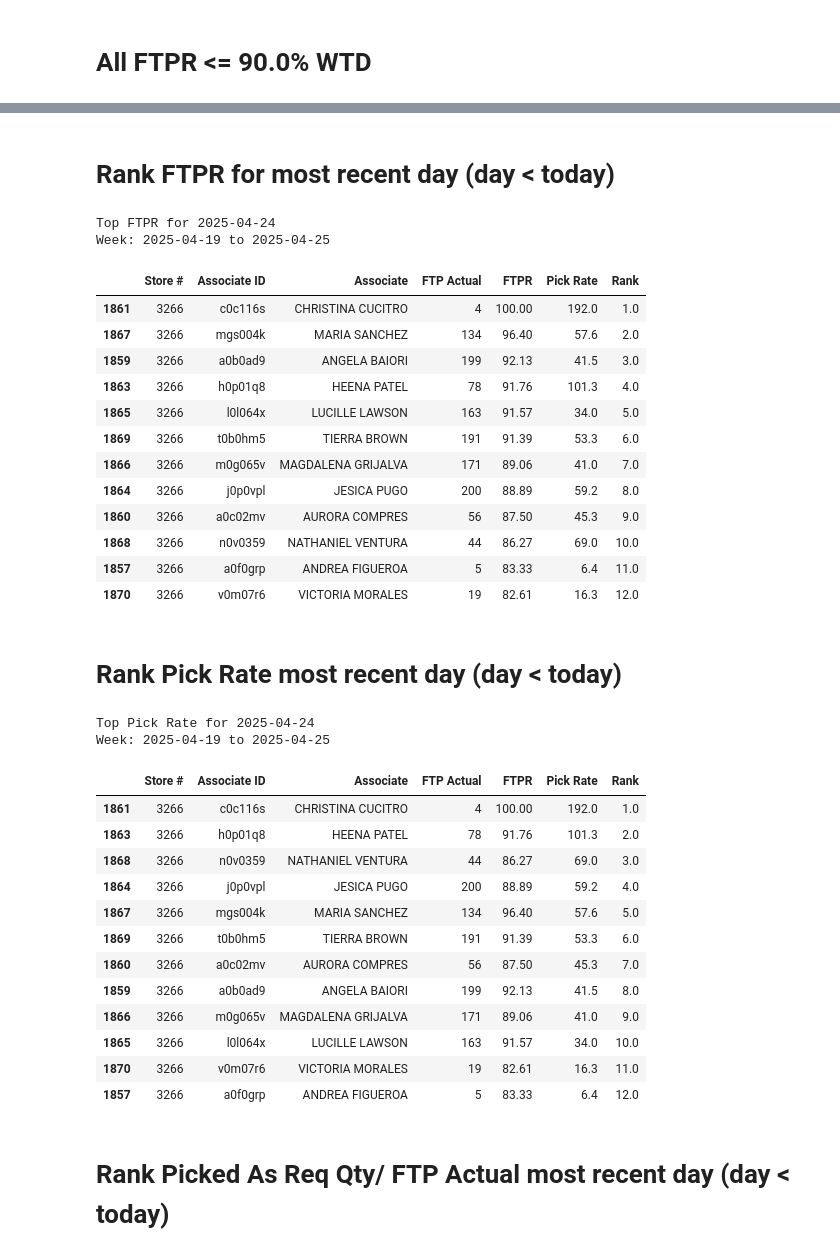
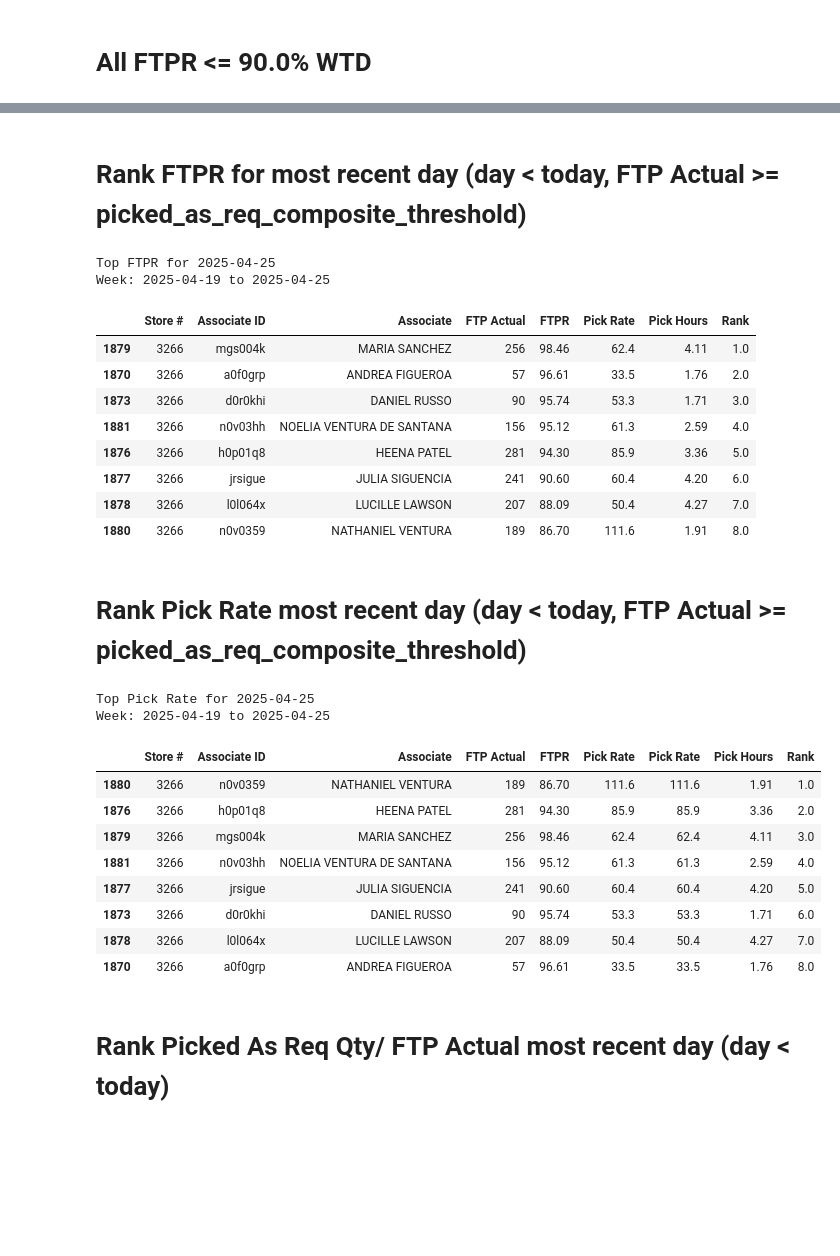
Before and after one commit to toogoodbruh/WalmartMetrics, a Jupyter notebook: WalmartAssociateMetrics.ipynb, the cells around one changed output, grey strips where cells are left out. Cells and saved outputs as stored; diff of their text form; code cells hidden in the pictures; blank space fills up the shorter version.

```diff
--- a/WalmartAssociateMetrics.ipynb
+++ b/WalmartAssociateMetrics.ipynb
@@ -1711,55 +1711,47 @@ df_wtd
 # %% [markdown]
-<h1>Rank FTPR for most recent day (day  < today)</h1>
+<h1>Rank FTPR for most recent day (day  < today, FTP Actual >= picked_as_req_composite_threshold)</h1>
 # %%
 date_chosen = df[df['Day of Pick Date'] < today]['Day of Pick Date'].max()
-df_top_ftpr = df.loc[(df['Store #'] == 3266) & (df['Day of Pick Date'] == date_chosen), :].copy()
+df_top_ftpr = df.loc[(df['Store #'] == 3266) & (df['Day of Pick Date'] == date_chosen) & (df['FTP Actual'] >= picked_as_req_composite_threshold), :].copy()
 df_top_ftpr['Rank'] = df_top_ftpr['FTPR'].rank(ascending=False, method='min')
 df_top_ftpr = df_top_ftpr.sort_values(by='Rank', ascending=True)
 print(f'Top FTPR for {date_chosen.date()}')
 print(f'Week: {week_of_interest}')
-df_top_ftpr[['Store #', 'Associate ID', 'Associate', 'FTP Actual', 'FTPR', 'Pick Rate', 'Rank']]
+df_top_ftpr[['Store #', 'Associate ID', 'Associate', 'FTP Actual', 'FTPR', 'Pick Rate', 'Pick Hours', 'Rank']]
 # %% [output]
-Top FTPR for 2025-04-24
+Top FTPR for 2025-04-25
 Week: 2025-04-19 to 2025-04-25
-|  | Store # | Associate ID | Associate | FTP Actual | FTPR | Pick Rate | Rank |
-| 1861 | 3266 | c0c116s | CHRISTINA CUCITRO | 4 | 100.00 | 192.0 | 1.0 |
-| 1867 | 3266 | mgs004k | MARIA SANCHEZ | 134 | 96.40 | 57.6 | 2.0 |
-| 1859 | 3266 | a0b0ad9 | ANGELA BAIORI | 199 | 92.13 | 41.5 | 3.0 |
-| 1863 | 3266 | h0p01q8 | HEENA PATEL | 78 | 91.76 | 101.3 | 4.0 |
-| 1865 | 3266 | l0l064x | LUCILLE LAWSON | 163 | 91.57 | 34.0 | 5.0 |
-| 1869 | 3266 | t0b0hm5 | TIERRA BROWN | 191 | 91.39 | 53.3 | 6.0 |
-| 1866 | 3266 | m0g065v | MAGDALENA GRIJALVA | 171 | 89.06 | 41.0 | 7.0 |
-| 1864 | 3266 | j0p0vpl | JESICA PUGO | 200 | 88.89 | 59.2 | 8.0 |
-| 1860 | 3266 | a0c02mv | AURORA COMPRES | 56 | 87.50 | 45.3 | 9.0 |
-| 1868 | 3266 | n0v0359 | NATHANIEL VENTURA | 44 | 86.27 | 69.0 | 10.0 |
-| 1857 | 3266 | a0f0grp | ANDREA FIGUEROA | 5 | 83.33 | 6.4 | 11.0 |
-| 1870 | 3266 | v0m07r6 | VICTORIA MORALES | 19 | 82.61 | 16.3 | 12.0 |
+|  | Store # | Associate ID | Associate | FTP Actual | FTPR | Pick Rate | Pick Hours | Rank |
+| 1879 | 3266 | mgs004k | MARIA SANCHEZ | 256 | 98.46 | 62.4 | 4.11 | 1.0 |
+| 1870 | 3266 | a0f0grp | ANDREA FIGUEROA | 57 | 96.61 | 33.5 | 1.76 | 2.0 |
+| 1873 | 3266 | d0r0khi | DANIEL RUSSO | 90 | 95.74 | 53.3 | 1.71 | 3.0 |
+| 1881 | 3266 | n0v03hh | NOELIA VENTURA DE SANTANA | 156 | 95.12 | 61.3 | 2.59 | 4.0 |
+| 1876 | 3266 | h0p01q8 | HEENA PATEL | 281 | 94.30 | 85.9 | 3.36 | 5.0 |
+| 1877 | 3266 | jrsigue | JULIA SIGUENCIA | 241 | 90.60 | 60.4 | 4.20 | 6.0 |
+| 1878 | 3266 | l0l064x | LUCILLE LAWSON | 207 | 88.09 | 50.4 | 4.27 | 7.0 |
+| 1880 | 3266 | n0v0359 | NATHANIEL VENTURA | 189 | 86.70 | 111.6 | 1.91 | 8.0 |
 # %% [markdown]
-<h1>Rank Pick Rate most recent day (day < today)</h1>
+<h1>Rank Pick Rate most recent day (day < today, FTP Actual >= picked_as_req_composite_threshold)</h1>
 # %%
 date_chosen = df[df['Day of Pick Date'] < today]['Day of Pick Date'].max()
-df_top_pickrate = df.loc[(df['Store #'] == 3266) & (df['Day of Pick Date'] == date_chosen), :].copy()
+df_top_pickrate = df.loc[(df['Store #'] == 3266) & (df['Day of Pick Date'] == date_chosen) & (df['FTP Actual'] >= picked_as_req_composite_threshold), :].copy()
 df_top_pickrate['Rank'] = df_top_pickrate['Pick Rate'].rank(ascending=False, method='min')
 df_top_pickrate = df_top_pickrate.sort_values(by='Rank', ascending=True)
 print(f'Top Pick Rate for {date_chosen.date()}')
 print(f'Week: {week_of_interest}')
-df_top_pickrate[['Store #', 'Associate ID', 'Associate', 'FTP Actual', 'FTPR', 'Pick Rate', 'Rank']]
+df_top_pickrate[['Store #', 'Associate ID', 'Associate', 'FTP Actual', 'FTPR', 'Pick Rate', 'Pick Rate', 'Pick Hours','Rank']]
 # %% [output]
-Top Pick Rate for 2025-04-24
+Top Pick Rate for 2025-04-25
 Week: 2025-04-19 to 2025-04-25
-|  | Store # | Associate ID | Associate | FTP Actual | FTPR | Pick Rate | Rank |
-| 1861 | 3266 | c0c116s | CHRISTINA CUCITRO | 4 | 100.00 | 192.0 | 1.0 |
-| 1863 | 3266 | h0p01q8 | HEENA PATEL | 78 | 91.76 | 101.3 | 2.0 |
-| 1868 | 3266 | n0v0359 | NATHANIEL VENTURA | 44 | 86.27 | 69.0 | 3.0 |
-| 1864 | 3266 | j0p0vpl | JESICA PUGO | 200 | 88.89 | 59.2 | 4.0 |
-| 1867 | 3266 | mgs004k | MARIA SANCHEZ | 134 | 96.40 | 57.6 | 5.0 |
-| 1869 | 3266 | t0b0hm5 | TIERRA BROWN | 191 | 91.39 | 53.3 | 6.0 |
-| 1860 | 3266 | a0c02mv | AURORA COMPRES | 56 | 87.50 | 45.3 | 7.0 |
-| 1859 | 3266 | a0b0ad9 | ANGELA BAIORI | 199 | 92.13 | 41.5 | 8.0 |
-| 1866 | 3266 | m0g065v | MAGDALENA GRIJALVA | 171 | 89.06 | 41.0 | 9.0 |
-| 1865 | 3266 | l0l064x | LUCILLE LAWSON | 163 | 91.57 | 34.0 | 10.0 |
-| 1870 | 3266 | v0m07r6 | VICTORIA MORALES | 19 | 82.61 | 16.3 | 11.0 |
-| 1857 | 3266 | a0f0grp | ANDREA FIGUEROA | 5 | 83.33 | 6.4 | 12.0 |
+|  | Store # | Associate ID | Associate | FTP Actual | FTPR | Pick Rate | Pick Rate | Pick Hours | Rank |
+| 1880 | 3266 | n0v0359 | NATHANIEL VENTURA | 189 | 86.70 | 111.6 | 111.6 | 1.91 | 1.0 |
+| 1876 | 3266 | h0p01q8 | HEENA PATEL | 281 | 94.30 | 85.9 | 85.9 | 3.36 | 2.0 |
+| 1879 | 3266 | mgs004k | MARIA SANCHEZ | 256 | 98.46 | 62.4 | 62.4 | 4.11 | 3.0 |
+| 1881 | 3266 | n0v03hh | NOELIA VENTURA DE SANTANA | 156 | 95.12 | 61.3 | 61.3 | 2.59 | 4.0 |
+| 1877 | 3266 | jrsigue | JULIA SIGUENCIA | 241 | 90.60 | 60.4 | 60.4 | 4.20 | 5.0 |
+| 1873 | 3266 | d0r0khi | DANIEL RUSSO | 90 | 95.74 | 53.3 | 53.3 | 1.71 | 6.0 |
+| 1878 | 3266 | l0l064x | LUCILLE LAWSON | 207 | 88.09 | 50.4 | 50.4 | 4.27 | 7.0 |
+| 1870 | 3266 | a0f0grp | ANDREA FIGUEROA | 57 | 96.61 | 33.5 | 33.5 | 1.76 | 8.0 |
 # %% [markdown]
 <h1>Rank Picked As Req Qty/ FTP Actual most recent day (day < today)</h1>
 # %%
```
Also changed, not shown: parts of 40 cells of this notebook.
